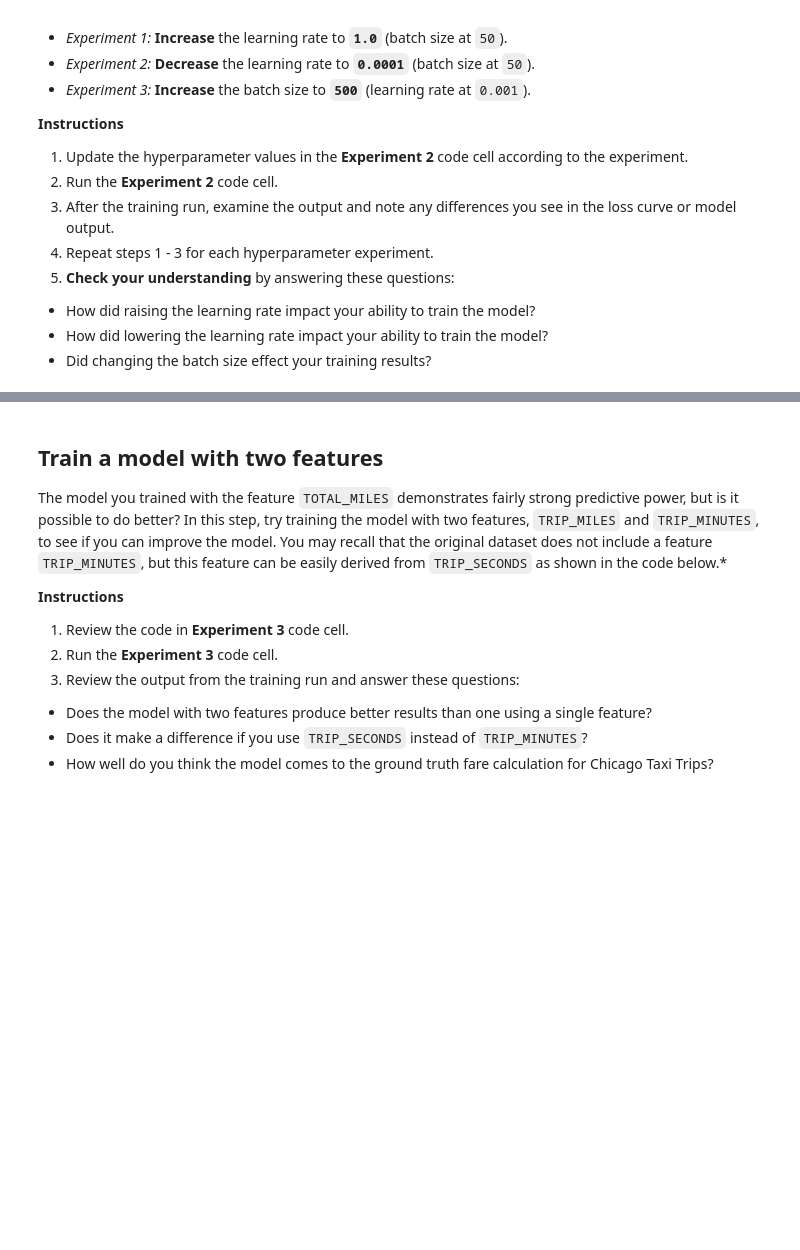
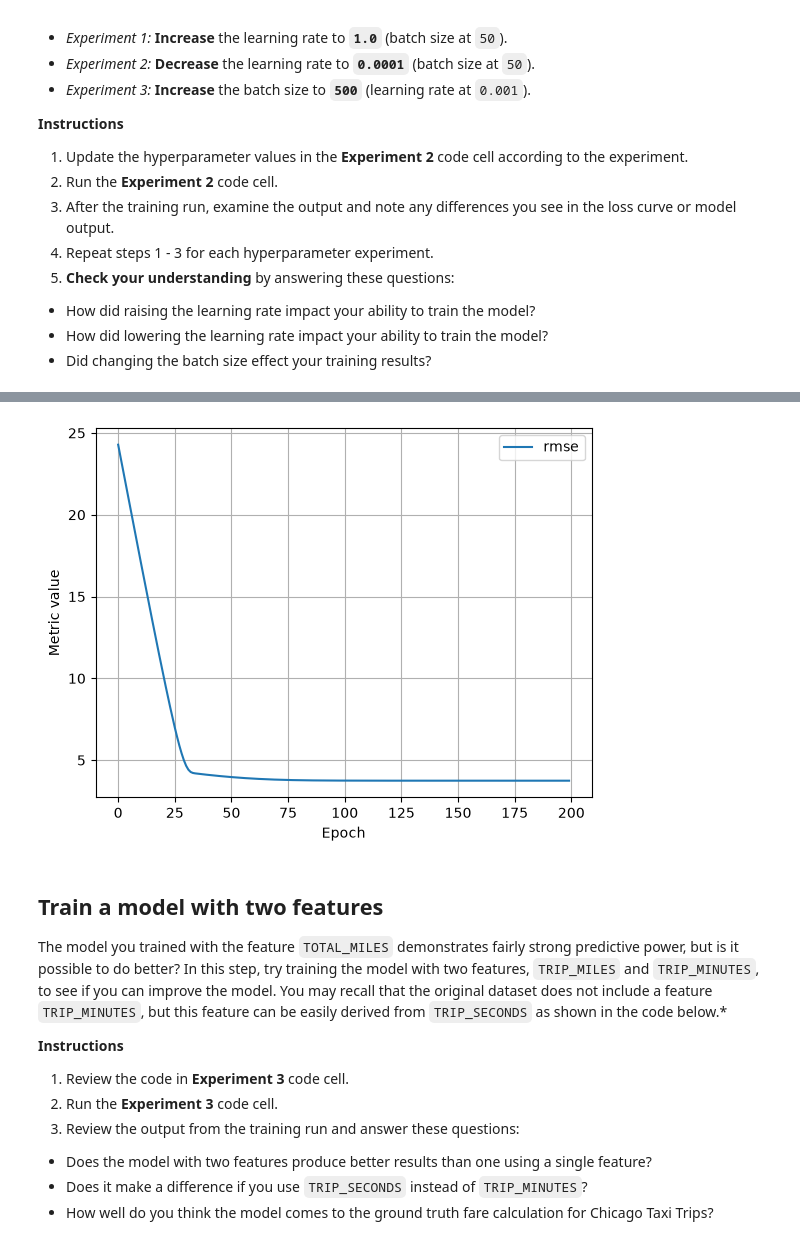
Before and after one commit to MaandaOkundahoPhidane/Google-Machine-Learning-Colabs, a Jupyter notebook: ml/cc/exercises/linear_regression_taxi.ipynb, the cells around one changed output, grey strips where cells are left out. Cells and saved outputs as stored; diff of their text form; code cells hidden in the pictures; blank space fills up the shorter version.

```diff
--- a/ml/cc/exercises/linear_regression_taxi.ipynb
+++ b/ml/cc/exercises/linear_regression_taxi.ipynb
@@ -361,8 +429,8 @@ It is common with machine learning to run multiple experiments to find the best
 # The following variables are the hyperparameters.
 # TODO - Adjust these hyperparameters to see how they impact a training run.
 settings_2 = ml_edu.experiment.ExperimentSettings(
-    learning_rate = 0.001,
-    number_epochs = 20,
+    learning_rate = 0.0001,
+    number_epochs = 200,
     batch_size = 50,
     input_features = ['TRIP_MILES']
 )
@@ -375,3 +443,4 @@ experiment_2 = train_model('one_feature_hyper', model_2, training_df, 'FARE', se
 
 ml_edu.results.plot_experiment_metrics(experiment_2, ['rmse'])
 ml_edu.results.plot_model_predictions(experiment_2, training_df, 'FARE')
+# %% [output]
@@ -378,3 +465,4 @@ ml_edu.results.plot_model_predictions(experiment_2, training_df, 'FARE')
+[figure, added]
 # %%
 #@title Double-click to view answers for hyperparameter experiments
 
```
Also changed, not shown: parts of 12 cells of this notebook.
